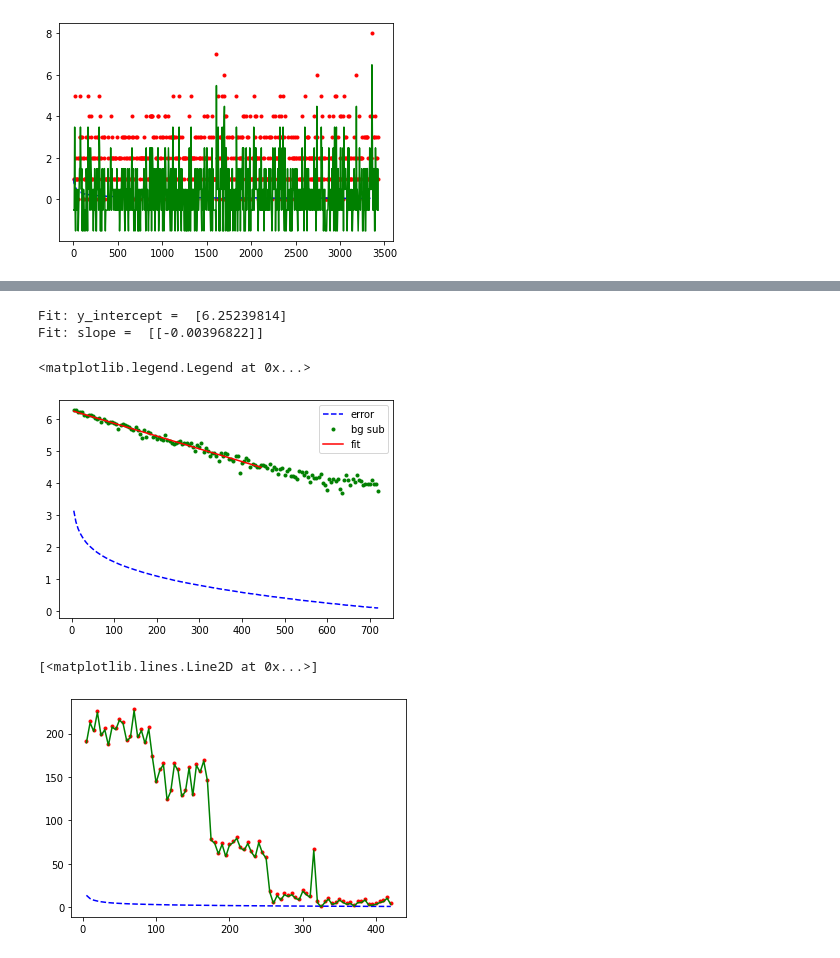
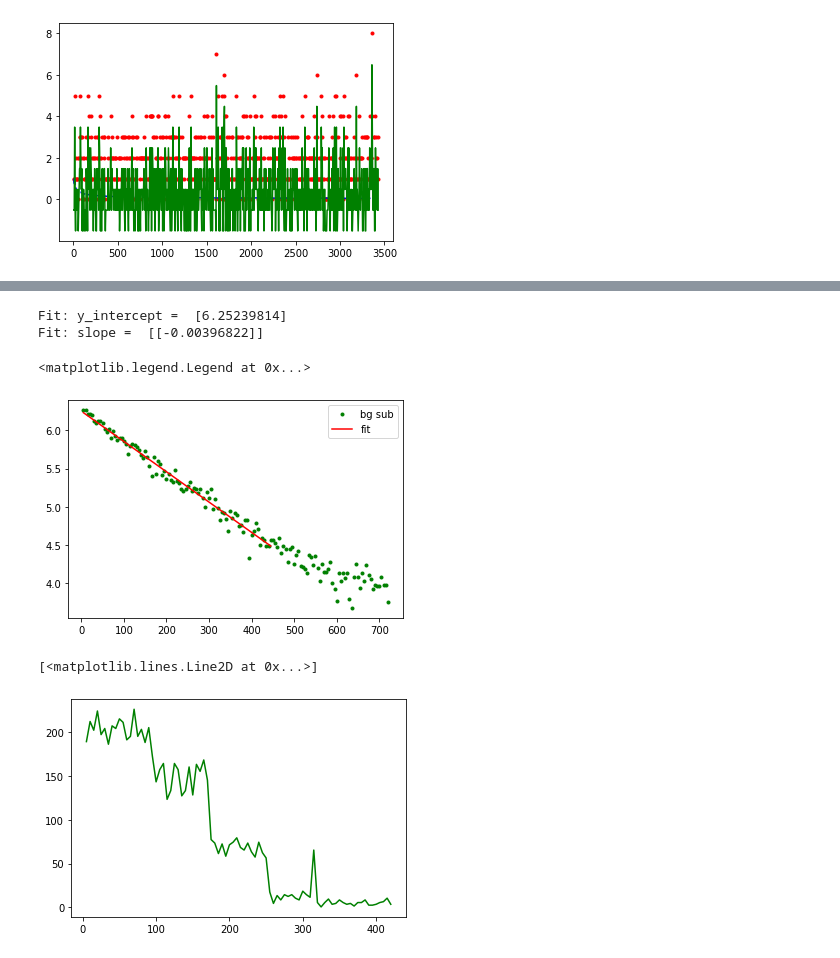
Before and after one commit to nmack21/PhysicsLabs, a Jupyter notebook: PHYS201/RadioactivityLab.ipynb, the cells around one changed output, grey strips where cells are left out. Saved outputs shown, nothing was run; the diff lists cells and outputs as text; code cells hidden in the pictures.

```diff
--- a/PHYS201/RadioactivityLab.ipynb
+++ b/PHYS201/RadioactivityLab.ipynb
@@ -140,35 +140,35 @@ Fit: slope =  [[-0.00339809]]
 # %%
 barium2 = barium[barium['Time (s) Barium'] < 450]
 
 #plt.plot(barium['Time (s) Barium'],np.log(barium['Geiger Counts (counts/sample) Barium']),'r.',label='raw')
-plt.plot(barium['Time (s) Barium'],np.log(barium['RootN (cts/5s) Barium']),'b--',label='error')
+#plt.plot(barium['Time (s) Barium'],np.log(barium['RootN (cts/5s) Barium']),'b--',label='error')
 plt.plot(barium['Time (s) Barium'],np.log(barium['Background Subtracted (cts/5s) Barium']),'g.',label='bg sub')
 
 from sklearn import linear_model
 
 reg = linear_model.LinearRegression()
 
 x_data = barium2['Time (s) Barium'].values.reshape(-1, 1)
 y_data = np.log(barium2['Background Subtracted (cts/5s) Barium'].values.reshape(-1, 1))
 
 reg.fit(x_data,y_data)
 
 print ('Fit: y_intercept = ',reg.intercept_)
 print ('Fit: slope = ',reg.coef_)
 
 y_fit = x_data*reg.coef_ + reg.intercept_
 plt.plot(x_data,y_fit,'r-',label='fit')
 plt.legend()
 # %% [output]
 Fit: y_intercept =  [6.25239814]
 Fit: slope =  [[-0.00396822]]
 <matplotlib.legend.Legend at 0x...>
-[figure, old version]
+[figure, new version]
 # %%
-plt.plot(radium['Time (s) Radium'],radium['Geiger Counts (counts/sample) Radium'],'r.')
-plt.plot(radium['Time (s) Radium'],radium['RootN (cts/5s) Radium'],'b--')
+#plt.plot(radium['Time (s) Radium'],radium['Geiger Counts (counts/sample) Radium'],'r.')
+#plt.plot(radium['Time (s) Radium'],radium['RootN (cts/5s) Radium'],'b--')
 plt.plot(radium['Time (s) Radium'],radium['Background Subtracted (cts/5s) Radium'],'g-')
 # %% [output]
 [<matplotlib.lines.Line2D at 0x...>]
-[figure, old version]
+[figure, new version]
 # %%
```
Also changed, not shown: parts of 2 cells of this notebook.
